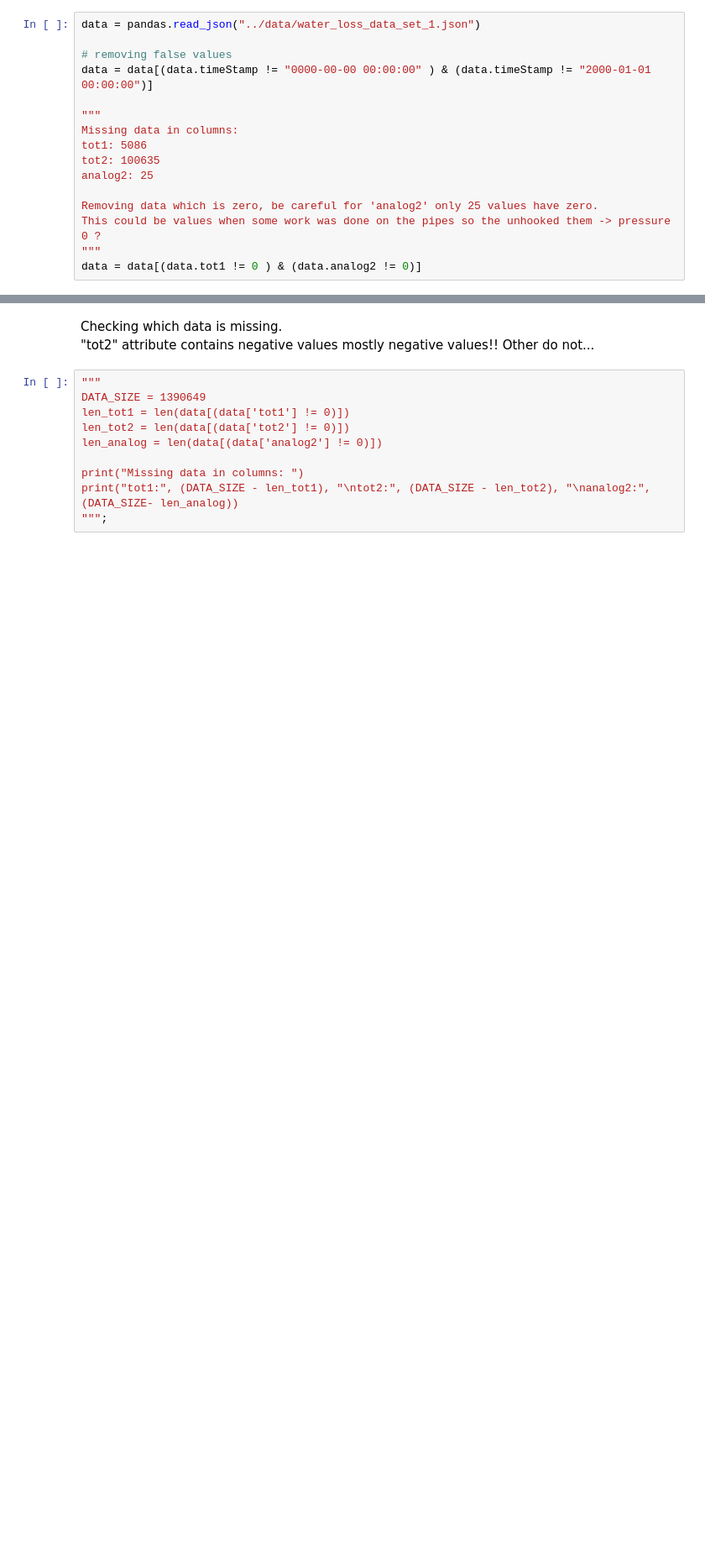
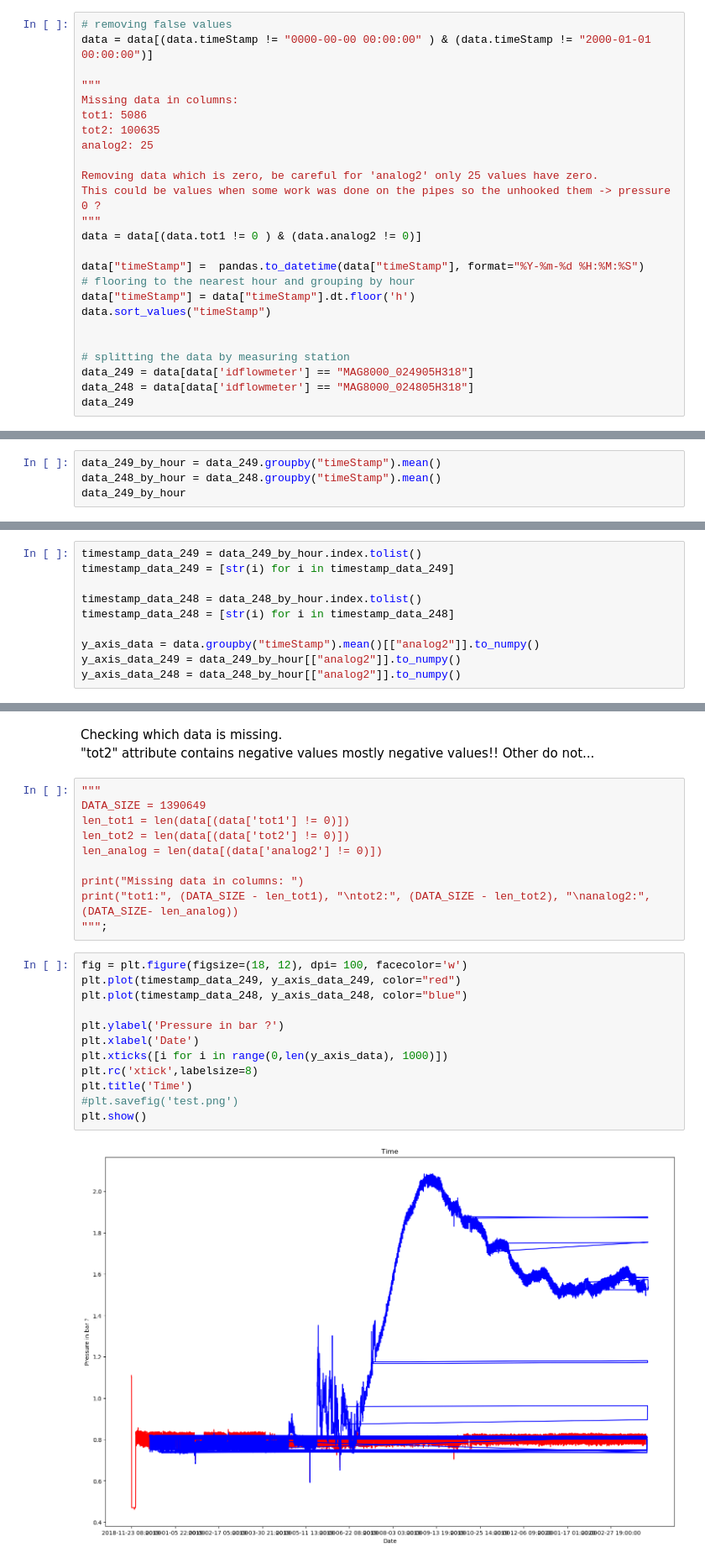
Before and after one commit to Zan-23/IJS_water_loss, a Jupyter notebook: notebooks/Intial data analysis.ipynb, the cells around one changed output, grey strips where cells are left out. Shown at 84% size. Saved outputs shown, nothing was run; the diff lists cells and outputs as text; blank space fills up the shorter version.

Commit message:
Divided data by measuring station, plotted pressure through time for each station

```diff
--- a/notebooks/Intial data analysis.ipynb
+++ b/notebooks/Intial data analysis.ipynb
@@ -22,6 +32,4 @@ import matplotlib.pyplot as plt
 # %%
-data = pandas.read_json("../data/water_loss_data_set_1.json")
-
 # removing false values
 data = data[(data.timeStamp != "0000-00-00 00:00:00" ) & (data.timeStamp != "2000-01-01 00:00:00")]
 
@@ -35,3 +43,14 @@ Removing data which is zero, be careful for 'analog2' only 25 values have zero.
 This could be values when some work was done on the pipes so the unhooked them -> pressure 0 ?
 """
 data = data[(data.tot1 != 0 ) & (data.analog2 != 0)]
+
+data["timeStamp"] =  pandas.to_datetime(data["timeStamp"], format="%Y-%m-%d %H:%M:%S")
+# flooring to the nearest hour and grouping by hour
+data["timeStamp"] = data["timeStamp"].dt.floor('h')
+data.sort_values("timeStamp")
+
+
+# splitting the data by measuring station
+data_249 = data[data['idflowmeter'] == "MAG8000_024905H318"]
+data_248 = data[data['idflowmeter'] == "MAG8000_024805H318"]
+data_249
@@ -83,0 +77,4 @@ Median date: 2019-07-29 12:00:00
+# %%
+data_249_by_hour = data_249.groupby("timeStamp").mean()
+data_248_by_hour = data_248.groupby("timeStamp").mean()
+data_249_by_hour
@@ -84,3 +113,13 @@ Median date: 2019-07-29 12:00:00
+# %%
+timestamp_data_249 = data_249_by_hour.index.tolist()
+timestamp_data_249 = [str(i) for i in timestamp_data_249]
+
+timestamp_data_248 = data_248_by_hour.index.tolist()
+timestamp_data_248 = [str(i) for i in timestamp_data_248]
+
+y_axis_data = data.groupby("timeStamp").mean()[["analog2"]].to_numpy()
+y_axis_data_249 = data_249_by_hour[["analog2"]].to_numpy()
+y_axis_data_248 = data_248_by_hour[["analog2"]].to_numpy()
 # %% [markdown]
 time :
 `['0000-00-00 00:00:00', '2000-01-01 00:00:00', '2000-01-01 00:00:00', '2000-01-01 00:00:00', '2000-01-01 00:00:00', '2018-11-23 07:03:00', '2018-11-23 07:04:00', '2018-11-23 07:06:00', '2018-11-23 07:09:00', '2018-11-23 07:10:00']`
@@ -119,4 +158,18 @@ len_analog = len(data[(data['analog2'] != 0)])
 print("Missing data in columns: ")
 print("tot1:", (DATA_SIZE - len_tot1), "\ntot2:", (DATA_SIZE - len_tot2), "\nanalog2:", (DATA_SIZE- len_analog))
 """;
+# %%
+fig = plt.figure(figsize=(18, 12), dpi= 100, facecolor='w')
+plt.plot(timestamp_data_249, y_axis_data_249, color="red")
+plt.plot(timestamp_data_248, y_axis_data_248, color="blue")
+
+plt.ylabel('Pressure in bar ?')
+plt.xlabel('Date')
+plt.xticks([i for i in range(0,len(y_axis_data), 1000)])
+plt.rc('xtick',labelsize=8)
+plt.title('Time')
+#plt.savefig('test.png')
+plt.show()
+# %% [output]
+[figure, added]
 # %%
```
Also changed, not shown: parts of 9 cells of this notebook, 1 other file.
